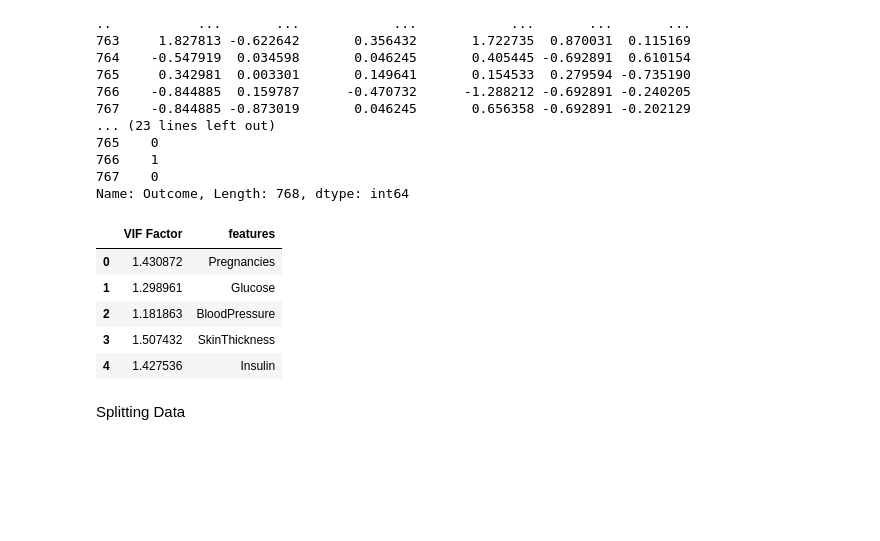
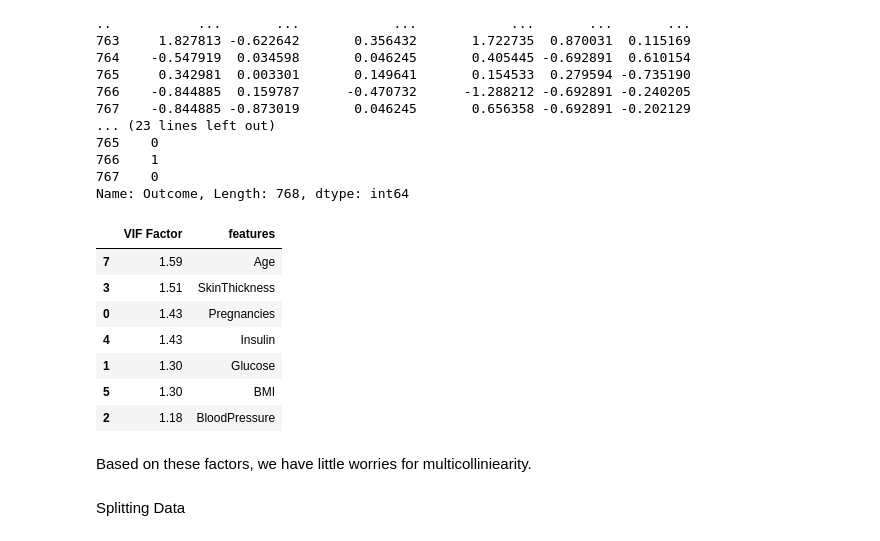
Before and after one commit to biyogmam/Predicting-Diabetes, a Jupyter notebook: Predicting Diabetes.ipynb, the cells around one changed output. Saved outputs shown, nothing was run; the diff lists cells and outputs as text; code cells hidden in the pictures; blank space fills up the shorter version.

Commit message:
Updated VIF factor display by sorting values.

```diff
--- a/Predicting Diabetes.ipynb
+++ b/Predicting Diabetes.ipynb
@@ -241,18 +241,23 @@ Name: Outcome, Length: 768, dtype: int64
 # %%
 # For each X, calculate VIF and save in dataframe
 from statsmodels.stats.outliers_influence import variance_inflation_factor
 
 vif = pd.DataFrame()
 vif["VIF Factor"] = [variance_inflation_factor(X.values, i) for i in range(X.shape[1])]
 vif["features"] = X.columns
-vif.head(5)
+vif_sorted = vif.sort_values(by="VIF Factor", ascending=False)
+vif_sorted.head(7)
 # %% [output]
 |  | VIF Factor | features |
-| 0 | 1.430872 | Pregnancies |
-| 1 | 1.298961 | Glucose |
-| 2 | 1.181863 | BloodPressure |
-| 3 | 1.507432 | SkinThickness |
-| 4 | 1.427536 | Insulin |
+| 7 | 1.59 | Age |
+| 3 | 1.51 | SkinThickness |
+| 0 | 1.43 | Pregnancies |
+| 4 | 1.43 | Insulin |
+| 1 | 1.30 | Glucose |
+| 5 | 1.30 | BMI |
+| 2 | 1.18 | BloodPressure |
+# %% [markdown]
+Based on these factors, we have little worries for multicolliniearity.
 # %% [markdown]
  Splitting Data
 # %%
```
Also changed, not shown: parts of 2 cells of this notebook.
